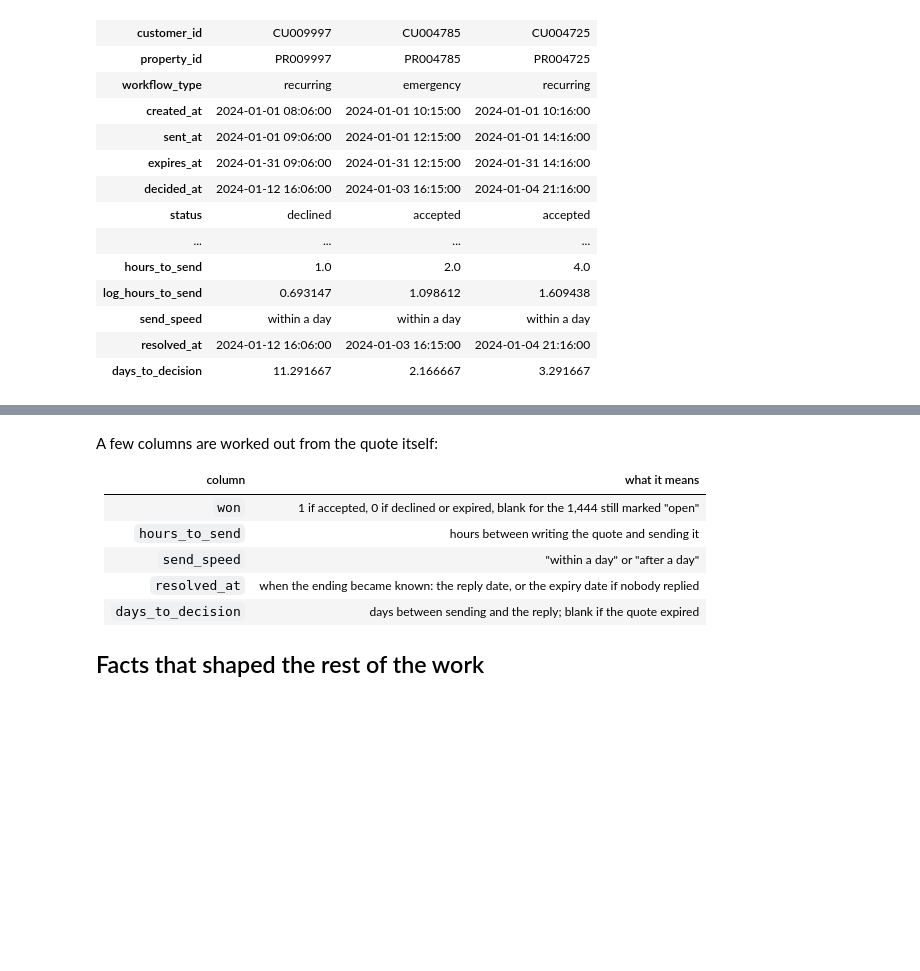
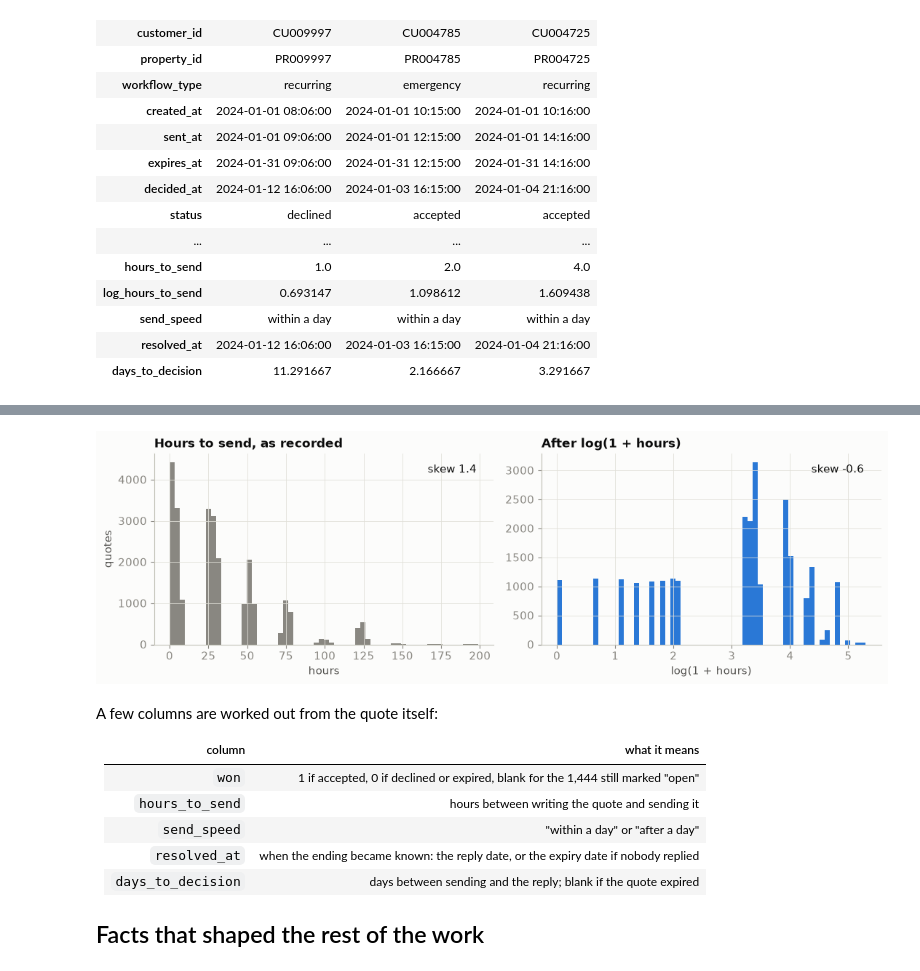
Before and after one commit to saman-rahbar/quote-followup, a Jupyter notebook: notebooks/01_reading_the_data.ipynb, the cells around one changed output, grey strips where cells are left out. Drawn from its saved outputs; the diff is of its cells as text; code cells hidden in the pictures; blank space fills up the shorter version.

```diff
--- a/notebooks/01_reading_the_data.ipynb
+++ b/notebooks/01_reading_the_data.ipynb
@@ -117,3 +151,7 @@ quotes.head(3).T
+# %%
+figures.eda_transform(quotes)
+# %% [output]
+[figure, added]
 # %% [markdown]
 A few columns are worked out from the quote itself:
 
```
Also changed, not shown: parts of 5 cells of this notebook, 8 other files.
